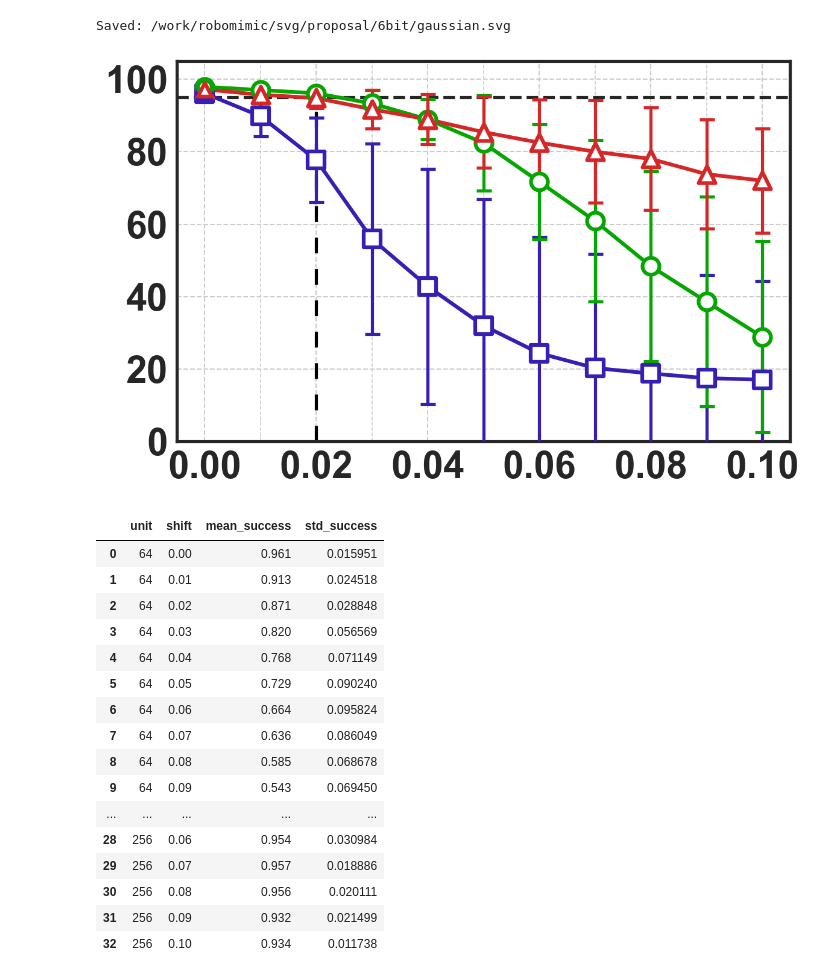
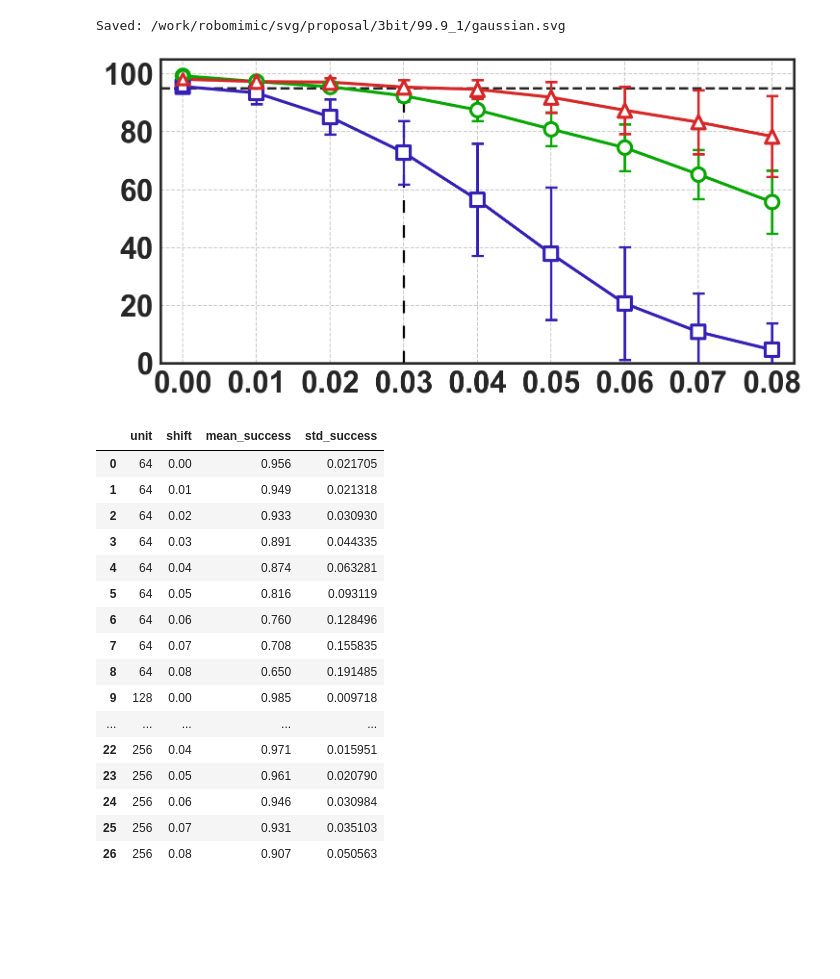
Before and after one commit to yuuharu11/LNN-control, a Jupyter notebook: robomimic/myscript/ipynb/error_injection_proposal.ipynb, the cells around one changed output. Drawn from its saved outputs; the diff is of its cells as text; code cells hidden in the pictures; blank space fills up the shorter version.

```diff
--- a/robomimic/myscript/ipynb/error_injection_proposal.ipynb
+++ b/robomimic/myscript/ipynb/error_injection_proposal.ipynb
@@ -32,7 +32,7 @@ plt.rcParams.update({
 })
 
 # --- 2. 共通の作図・保存ヘルパー ---
-FIGSIZE = (8, 5)
+FIGSIZE = (10, 5)
 SVG_DIR = Path("/work/robomimic/svg")
 
 def new_figure(figsize=FIGSIZE):
@@ -154,49 +170,49 @@ for unit, color, marker in zip(
     )
 
 ax.set_ylim(0, 105)
-ax.set_xlim(-0.005, 0.105)
-ax.set_xticks(np.arange(0.0, 0.11, 0.02))
+ax.set_xlim(-0.003, 0.083)
+ax.set_xticks(np.arange(0.0, 0.09, 0.02))
 ax.set_yticks(np.arange(0, 101, 20))
 
-ax.xaxis.set_major_locator(ticker.MultipleLocator(0.02))
+ax.xaxis.set_major_locator(ticker.MultipleLocator(0.01))
 ax.xaxis.set_minor_locator(ticker.MultipleLocator(0.01))
 
-xs = np.linspace(-0.005, 0.105, 400)
+xs = np.linspace(-0.003, 0.083, 400)
 ys = np.full_like(xs, 95, dtype=float)
 yt = np.linspace(0, 95, 400)
-xt = np.full_like(yt, 0.02, dtype=float)
+xt = np.full_like(yt, 0.03, dtype=float)
 
 ax.plot(
     xs, ys,
     color="black",
     linestyle="--",
     linewidth=2.5,
     alpha=0.85,
     zorder=1,
     clip_on=False,
 )
 
 ax.plot(
     xt, yt,
     color="black",
     linestyle=(0, (5, 5)),
     linewidth=2.5,
     zorder=2,
     clip_on=False,
 )
 
 ax.grid(which="major", linestyle="--", linewidth=1.0, zorder=-3)
 ax.grid(which="minor", linestyle="--", linewidth=0.8, zorder=-4)
 
 for spine in ax.spines.values():
     spine.set_linewidth(2.5)
 
 fig.tight_layout()
-save_svg(fig, "gaussian.svg", "proposal/3bit/99.3")
+save_svg(fig, "gaussian.svg", "proposal/3bit/99.9_1")
 plt.show()
 # %% [output]
-Saved: /work/robomimic/svg/proposal/6bit/gaussian.svg
+Saved: /work/robomimic/svg/proposal/3bit/99.9_1/gaussian.svg
-[figure, old version]
+[figure, new version]
 # %%
 import glob
 import re
@@ -205,7 +221,7 @@ import numpy as np
 import matplotlib.pyplot as plt
 
 units = [64, 128, 256]
-base_path = "/work/robomimic/csv/result/error/LNN/6-6-6/6bit/shift"
+base_path = "/work/robomimic/csv/result/error/LNN/6-6-6/3bit/99.9_1/shift"
 TOP_K = 10
 
 def extract_shift(path):
@@ -264,22 +280,22 @@ if skipped_files:
         print(f"- {p}: {reason}")
 # %% [output]
 |  | unit | shift | mean_success | std_success |
-| 0 | 64 | 0.00 | 0.961 | 0.015951 |
-| 1 | 64 | 0.01 | 0.913 | 0.024518 |
-| 2 | 64 | 0.02 | 0.871 | 0.028848 |
-| 3 | 64 | 0.03 | 0.820 | 0.056569 |
-| 4 | 64 | 0.04 | 0.768 | 0.071149 |
-| 5 | 64 | 0.05 | 0.729 | 0.090240 |
-| 6 | 64 | 0.06 | 0.664 | 0.095824 |
-| 7 | 64 | 0.07 | 0.636 | 0.086049 |
-| 8 | 64 | 0.08 | 0.585 | 0.068678 |
-| 9 | 64 | 0.09 | 0.543 | 0.069450 |
+| 0 | 64 | 0.00 | 0.956 | 0.021705 |
+| 1 | 64 | 0.01 | 0.949 | 0.021318 |
+| 2 | 64 | 0.02 | 0.933 | 0.030930 |
+| 3 | 64 | 0.03 | 0.891 | 0.044335 |
+| 4 | 64 | 0.04 | 0.874 | 0.063281 |
+| 5 | 64 | 0.05 | 0.816 | 0.093119 |
+| 6 | 64 | 0.06 | 0.760 | 0.128496 |
+| 7 | 64 | 0.07 | 0.708 | 0.155835 |
+| 8 | 64 | 0.08 | 0.650 | 0.191485 |
+| 9 | 128 | 0.00 | 0.985 | 0.009718 |
 | ... | ... | ... | ... | ... |
-| 28 | 256 | 0.06 | 0.954 | 0.030984 |
-| 29 | 256 | 0.07 | 0.957 | 0.018886 |
-| 30 | 256 | 0.08 | 0.956 | 0.020111 |
-| 31 | 256 | 0.09 | 0.932 | 0.021499 |
-| 32 | 256 | 0.10 | 0.934 | 0.011738 |
+| 22 | 256 | 0.04 | 0.971 | 0.015951 |
+| 23 | 256 | 0.05 | 0.961 | 0.020790 |
+| 24 | 256 | 0.06 | 0.946 | 0.030984 |
+| 25 | 256 | 0.07 | 0.931 | 0.035103 |
+| 26 | 256 | 0.08 | 0.907 | 0.050563 |
 # %%
 import numpy as np
 import matplotlib.pyplot as plt
```
Also changed, not shown: parts of 2 cells of this notebook, 38 other files.
